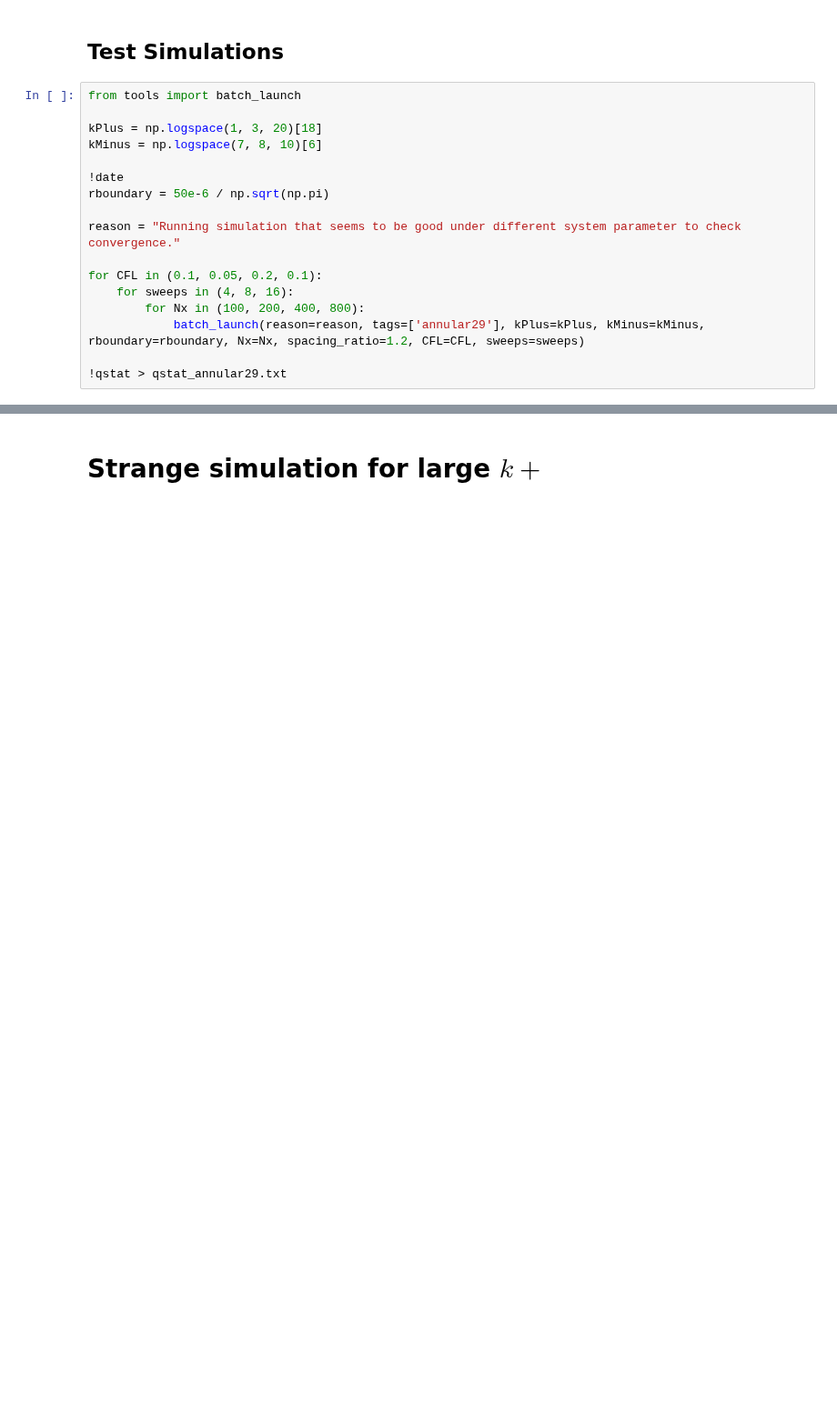
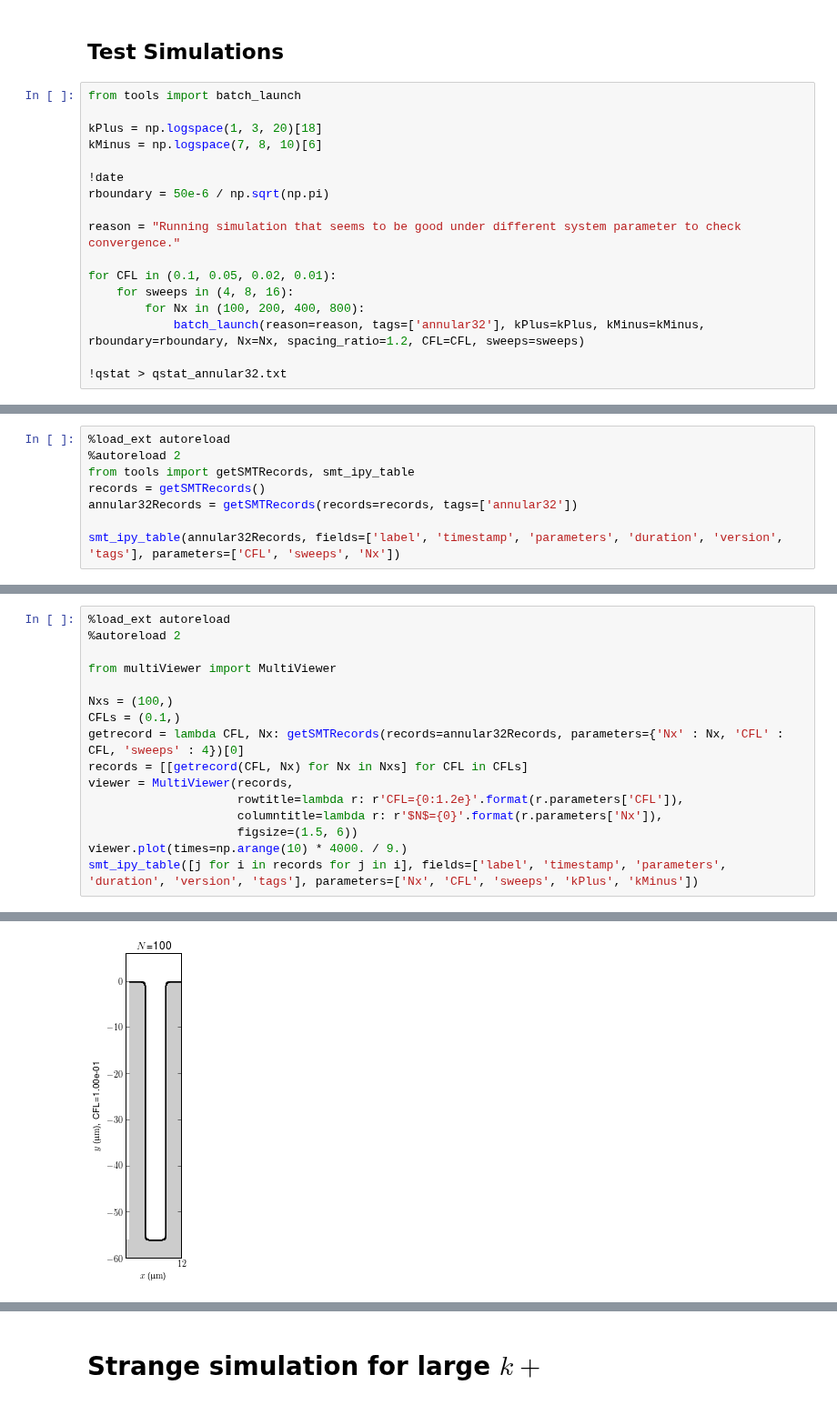
Before and after one commit to wd15/extremefill2D, a Jupyter notebook: annular7.ipynb, the cells around one changed output, grey strips where cells are left out. Shown at 91% size. Drawn from its saved outputs; the diff is of its cells as text; blank space fills up the shorter version.

```diff
--- a/annular7.ipynb
+++ b/annular7.ipynb
@@ -112,10 +152,10 @@ rboundary = 50e-6 / np.sqrt(np.pi)
 
 reason = "Running simulation that seems to be good under different system parameter to check convergence."
 
-for CFL in (0.1, 0.05, 0.2, 0.1):
+for CFL in (0.1, 0.05, 0.02, 0.01):
     for sweeps in (4, 8, 16):
         for Nx in (100, 200, 400, 800):
-            batch_launch(reason=reason, tags=['annular29'], kPlus=kPlus, kMinus=kMinus, rboundary=rboundary, Nx=Nx, spacing_ratio=1.2, CFL=CFL, sweeps=sweeps)
+            batch_launch(reason=reason, tags=['annular32'], kPlus=kPlus, kMinus=kMinus, rboundary=rboundary, Nx=Nx, spacing_ratio=1.2, CFL=CFL, sweeps=sweeps)
 
-!qstat > qstat_annular29.txt
+!qstat > qstat_annular32.txt
 # %% [output]
@@ -122,0 +163,8 @@ Wed Sep  4 16:27:00 EDT 2013
+# %%
+%load_ext autoreload
+%autoreload 2
+from tools import getSMTRecords, smt_ipy_table
+records = getSMTRecords()
+annular32Records = getSMTRecords(records=records, tags=['annular32'])
+
+smt_ipy_table(annular32Records, fields=['label', 'timestamp', 'parameters', 'duration', 'version', 'tags'], parameters=['CFL', 'sweeps', 'Nx'])
@@ -122,0 +189,17 @@ Wed Sep  4 16:27:00 EDT 2013
+# %%
+%load_ext autoreload
+%autoreload 2
+
+from multiViewer import MultiViewer
+
+Nxs = (100,)
+CFLs = (0.1,)
+getrecord = lambda CFL, Nx: getSMTRecords(records=annular32Records, parameters={'Nx' : Nx, 'CFL' : CFL, 'sweeps' : 4})[0]
+records = [[getrecord(CFL, Nx) for Nx in Nxs] for CFL in CFLs]
+viewer = MultiViewer(records,
+                     rowtitle=lambda r: r'CFL={0:1.2e}'.format(r.parameters['CFL']),
+                     columntitle=lambda r: r'$N$={0}'.format(r.parameters['Nx']),
+                     figsize=(1.5, 6))
+viewer.plot(times=np.arange(10) * 4000. / 9.)
+smt_ipy_table([j for i in records for j in i], fields=['label', 'timestamp', 'parameters', 'duration', 'version', 'tags'], parameters=['Nx', 'CFL', 'sweeps', 'kPlus', 'kMinus'])
+# %% [output]
@@ -122,0 +216 @@ Wed Sep  4 16:27:00 EDT 2013
+[figure, added]
```
Also changed, not shown: parts of 7 cells of this notebook.
